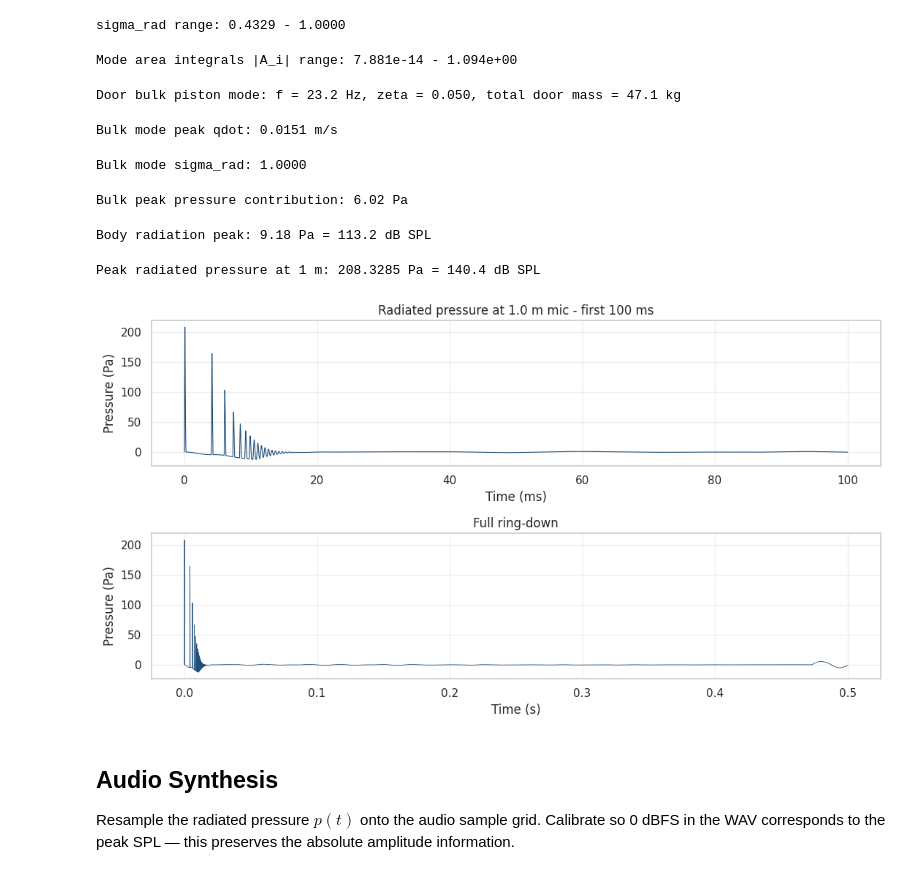
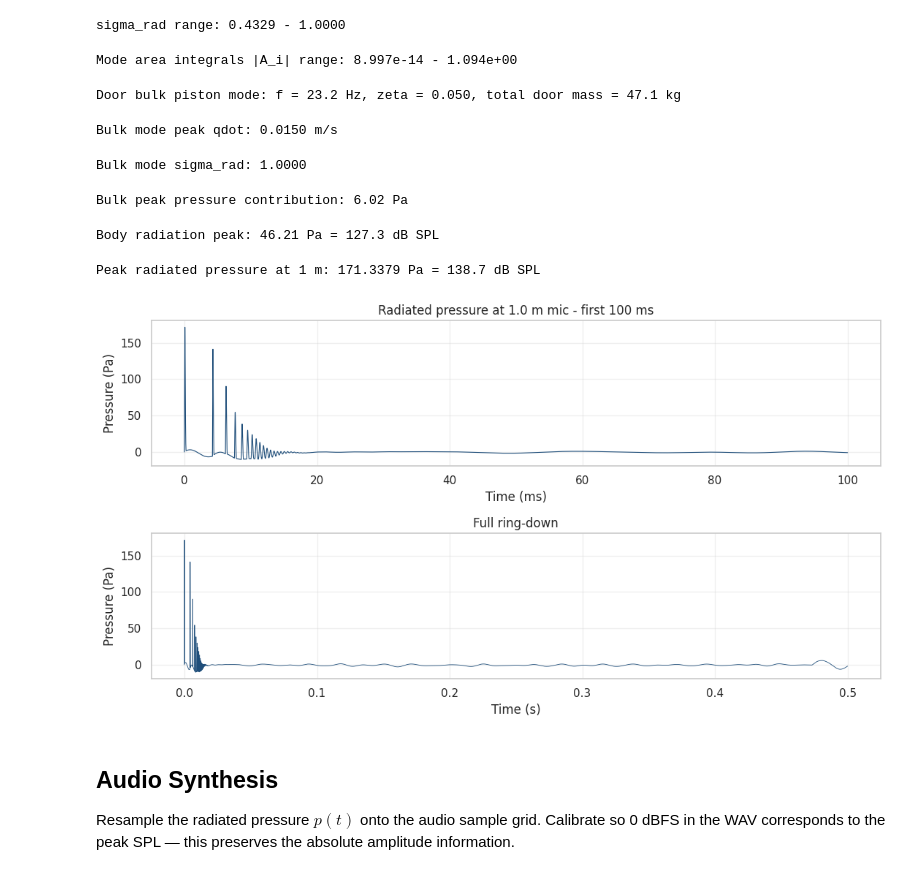
Before and after one commit to stellarshenson/henryk-simulations, a Jupyter notebook: notebooks/05-kj-acoustic-radiation.ipynb, the cells around one changed output. Drawn from its saved outputs; the diff is of its cells as text; code cells hidden in the pictures.

```diff
--- a/notebooks/05-kj-acoustic-radiation.ipynb
+++ b/notebooks/05-kj-acoustic-radiation.ipynb
@@ -121,7 +121,7 @@ PARAMS = {
     },
     "fem": {
         "n_modes_panel": 30,
-        "zeta_modes": 0.025,    # 2.5% - gives ~200 ms ring-down at 70 Hz fundamental
+        "zeta_modes": 0.002,    # 0.2% steel free vibration (long ring, matches experiment)
     },
     "acoustics": {
         "c_air_m_per_s": 343.0,
@@ -625,48 +625,56 @@ p_far_t = p_far_panel + p_far_bulk
 # mode ringing.  Body acts as a piston-like monopole radiator with no
 # critical-frequency cutoff (sigma_rad ~ 1).  Effective radiating area =
 # back contact area ~ 30 x 20 cm = 0.06 m^2.
-A_body = 0.30 * 0.20    # bi-scapular contact patch on body
-v1_t = sol.y[1]          # pad velocity (toward door)
-# Pad acceleration from finite differences (or directly from ODE)
-a1_t = np.gradient(v1_t, t_sim)
+A_body = 0.50 * 0.60    # whole torso back surface (radiates as flat piston)
+# ANALYTICAL pad acceleration from ODE - avoids numerical chirp from
+# np.gradient on non-uniform ODE timestep grid.  From the ODE:
+#   a_pad = (-F_contact + F_internal_12) / m_pad
+# where F_internal_12 is the spring-damper between pad and main body.
+x1_t = sol.y[0]
+v1_t = sol.y[1]
+x2_t = sol.y[2]
+v2_t = sol.y[3]
+F_int_12 = B['k_skin_N_per_m'] * (x2_t - x1_t) + B['c_skin_Ns_per_m'] * (v2_t - v1_t)
+# (F_c_t is in the same convention - positive when body compresses panel)
+a1_t = (-F_c_t + F_int_12) / B['m1_skin_kg']
 # Body-side radiation: p = rho * A * (-a_pad) / (4 pi r)  (sign flip
 # because pad velocity toward door is negative-radiating in our frame)
 p_far_body = rho_air * A_body * a1_t / (4 * np.pi * r_mic)
 console.print(f'[cyan]Body radiation peak:[/cyan] {np.max(np.abs(p_far_body)):.2f} Pa = '
               f'{20*np.log10(max(np.max(np.abs(p_far_body)), 1e-9)/20e-6):.1f} dB SPL')
 
 # Total pressure: panel modes + bulk piston + body surface radiation
 p_far_t = p_far_panel + p_far_bulk + p_far_body
 
 p_peak = np.max(np.abs(p_far_t))
 spl_peak = 20 * np.log10(p_peak / 20e-6) if p_peak > 0 else -np.inf
 console.print(f"[bold red]Peak radiated pressure at 1 m: {p_peak:.4f} Pa = {spl_peak:.1f} dB SPL[/]")
 
 # Plot p(t)
 fig, axes = plt.subplots(2, 1, figsize=(11, 6), sharex=False)
 ax = axes[0]
 zoom = int(np.argmax(t_sim > 0.10))
 ax.plot(t_sim[:zoom] * 1000, p_far_t[:zoom], color="#1f4e7a", lw=0.8)
 ax.set_xlabel("Time (ms)"); ax.set_ylabel("Pressure (Pa)")
 ax.set_title(f"Radiated pressure at {r_mic} m mic - first 100 ms")
 ax.grid(True, alpha=0.3)
 ax = axes[1]
 ax.plot(t_sim, p_far_t, color="#1f4e7a", lw=0.6)
 ax.set_xlabel("Time (s)"); ax.set_ylabel("Pressure (Pa)")
 ax.set_title("Full ring-down")
 ax.grid(True, alpha=0.3)
 fig.tight_layout()
 fig.savefig(FIG_DIR / "05-radiated-pressure.png", dpi=140, bbox_inches="tight")
 plt.show()
 # %% [output]
-Mode area integrals |A_i| range: 7.881e-14 - 1.094e+00
+Mode area integrals |A_i| range: 8.997e-14 - 1.094e+00
 Door bulk piston mode: f = 23.2 Hz, zeta = 0.050, total door mass = 47.1 kg
-Bulk mode peak qdot: 0.0151 m/s
+Bulk mode peak qdot: 0.0150 m/s
 Bulk mode sigma_rad: 1.0000
 Bulk peak pressure contribution: 6.02 Pa
-Body radiation peak: 9.18 Pa = 113.2 dB SPL
+Body radiation peak: 46.21 Pa = 127.3 dB SPL
-Peak radiated pressure at 1 m: 208.3285 Pa = 140.4 dB SPL
+Peak radiated pressure at 1 m: 171.3379 Pa = 138.7 dB SPL
-[figure, old version]
+[figure, new version]
 # %% [markdown]
 ## Audio Synthesis
 
```
Also changed, not shown: parts of 4 cells of this notebook, 5 other files.
